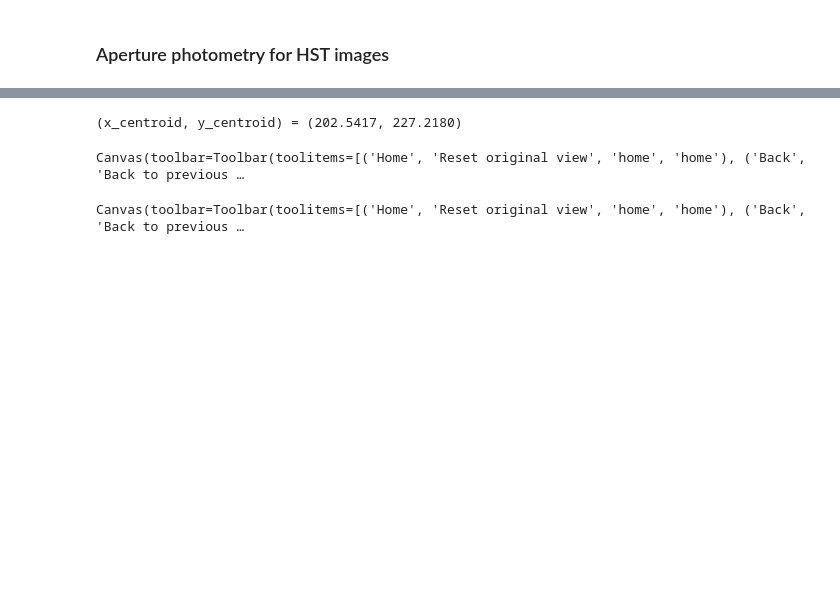
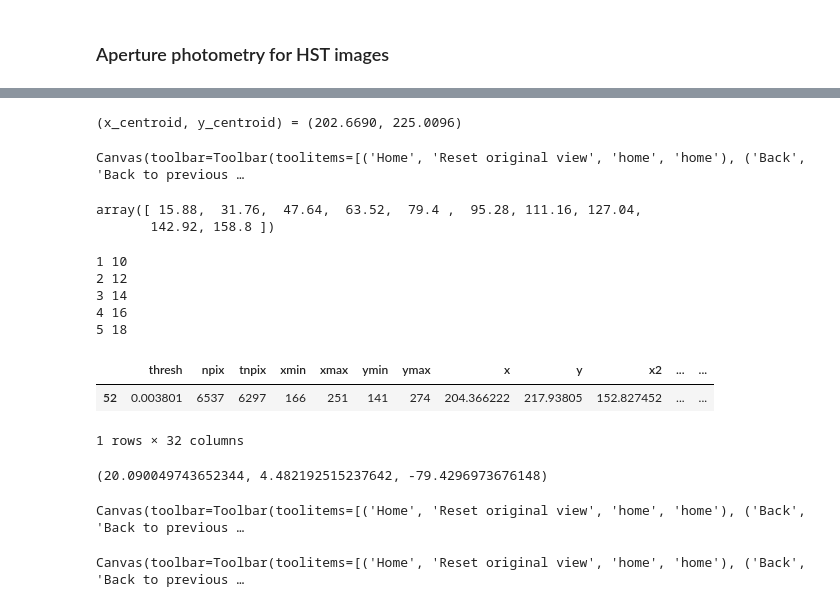
Before and after one commit to joungh93/SEDfit_prospector, a Jupyter notebook: check_phots.ipynb, the cells around one changed output, grey strips where cells are left out. Saved outputs shown, nothing was run; the diff lists cells and outputs as text; code cells hidden in the pictures; blank space fills up the shorter version.

```diff
--- a/check_phots.ipynb
+++ b/check_phots.ipynb
@@ -69,19 +95,40 @@ for i in np.arange(len(acslist)):
     d = fits.getdata(diH+acslist[i], ext=0, header=False)
     com += (1./len(acslist)) * d
 
-from photutils.centroids import centroid_sources, centroid_com
-bs = 30
+bs = 50
 cx, cy = centroid_sources(com, 202, 229, box_size=bs, centroid_func=centroid_com)
 print(f"(x_centroid, y_centroid) = ({cx[0]:.4f}, {cy[0]:.4f})")
 
 fig, ax = plt.subplots(figsize=(4,4))
 ax.imshow(com, origin="lower", cmap="gray_r", vmin=-0.01, vmax=0.10)
 ax.scatter(cx, cy, marker='+', s=80, color='red')
-c0 = plt.Rectangle((cx[0]-bs/2, cy[0]-bs/2), width=bs, height=bs, color='magenta', fill=False, ls='--', lw=1.25, alpha=0.5)
-ax.add_patch(c0)
+
+NN = 5
+a_arr = np.linspace(2*se_a/pixel_scale/NN, 2*se_a/pixel_scale, NN)
+b_arr = np.linspace(2*se_b/pixel_scale/NN, 2*se_b/pixel_scale, NN)
+for aa, bb in zip(a_arr, b_arr):
+    c0 = Ellipse((cx, cy), width=aa, height=bb, angle=se_theta,
+                 color='orange', fill=False, ls='-', lw=2.0, alpha=0.8)
+    ax.add_patch(c0)
 ax.tick_params(labelleft=False, labelbottom=False)
 plt.tight_layout()
 # %% [output]
-(x_centroid, y_centroid) = (202.5417, 227.2180)
+(x_centroid, y_centroid) = (202.6690, 225.0096)
 Canvas(toolbar=Toolbar(toolitems=[('Home', 'Reset original view', 'home', 'home'), ('Back', 'Back to previous …
+# %%
+np.linspace(2*se_a/pixel_scale/10, 2*se_a/pixel_scale, 10)
+# %% [output]
+array([ 15.88,  31.76,  47.64,  63.52,  79.4 ,  95.28, 111.16, 127.04,
+       142.92, 158.8 ])
+# %%
+a = np.array([1,2,3,4,5])
+b = np.array([10, 12, 14, 16, 18])
+for i, j in zip(a, b):
+    print(i, j)
+# %% [output]
+1 10
+2 12
+3 14
+4 16
+5 18
 # %%
@@ -105,3 +176,28 @@ flux, fluxerr, flag = sep.sum_ellipse(com, src['x'], src['y'],
+# %%
+mat = ((np.abs(df['x'].values-cx) < 0.5*bs) & (np.abs(df['y'].values-cy) < 0.5*bs))
+df.loc[mat]
+# %% [output]
+|  | thresh | npix | tnpix | xmin | xmax | ymin | ymax | x | y | x2 | ... | ... |
+| 52 | 0.003801 | 6537 | 6297 | 166 | 251 | 141 | 274 | 204.366222 | 217.93805 | 152.827452 | ... | ... |
+1 rows × 32 columns
+# %%
+df['a'].values[mat][0], df['b'].values[mat][0], df['theta'].values[mat][0]*(180./np.pi)
+# %% [output]
+(20.090049743652344, 4.482192515237642, -79.4296973676148)
+# %%
+x0, y0 = df['x'].values[mat][0], df['y'].values[mat][0]
+a0, b0, theta0 = df['a'].values[mat][0], df['b'].values[mat][0], df['theta'].values[mat][0]
+
+fig, ax = plt.subplots(figsize=(4,4))
+ax.imshow(com, origin="lower", cmap="gray_r", vmin=-0.01, vmax=0.10)
+ax.scatter(df['x'].values[mat][0], df['y'].values[mat][0], marker='+', s=80, color='yellow')
+c0 = Ellipse((x0, y0), width=2*a0, height=2*b0, angle=theta0*(180./np.pi),
+             color='red', fill=False, ls='-', lw=2.5, alpha=0.9)
+ax.add_patch(c0)
+ax.tick_params(labelleft=False, labelbottom=False)
+plt.tight_layout()
+# %% [output]
+Canvas(toolbar=Toolbar(toolitems=[('Home', 'Reset original view', 'home', 'home'), ('Back', 'Back to previous …
 # %%
 # Creating the FOV aperture
 w0, h0 = ifu_w/pixel_scale, ifu_h/pixel_scale
```
Also changed, not shown: parts of 7 cells of this notebook.
